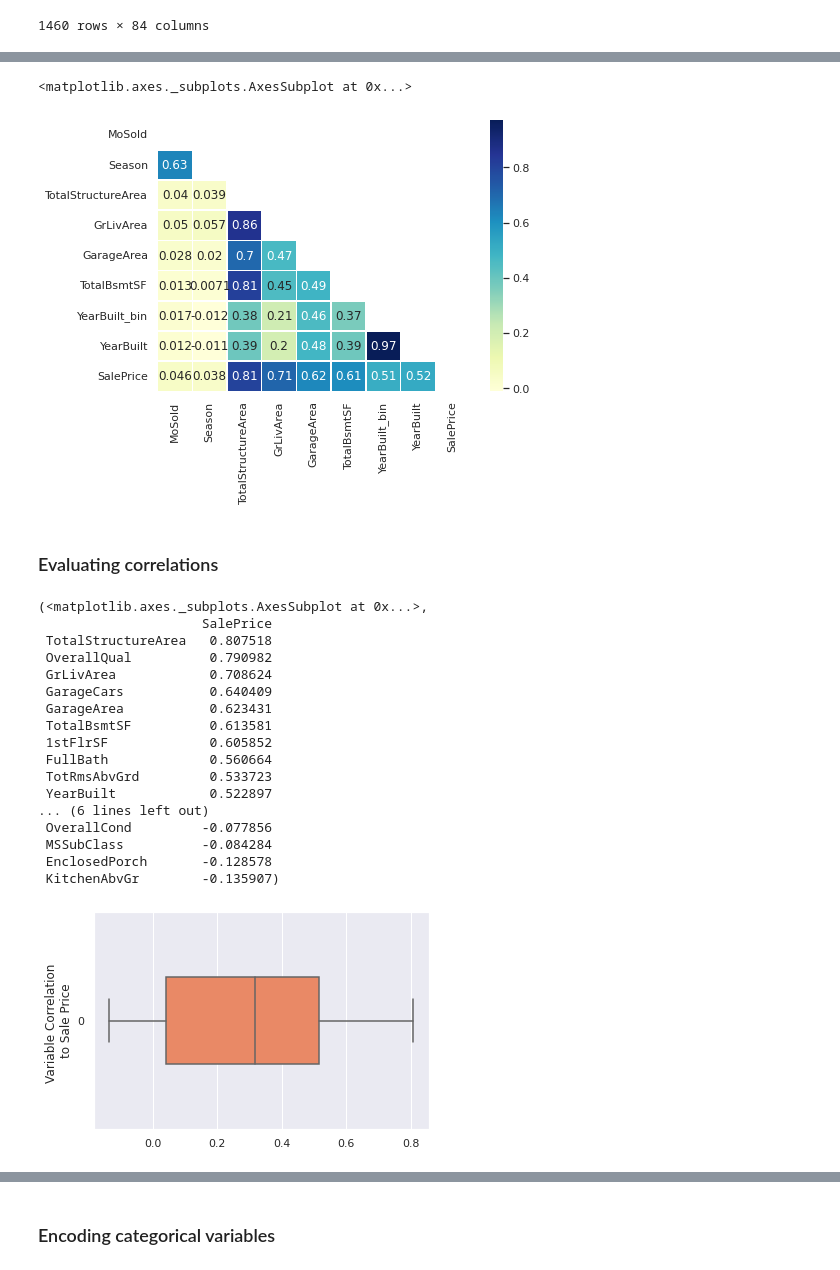
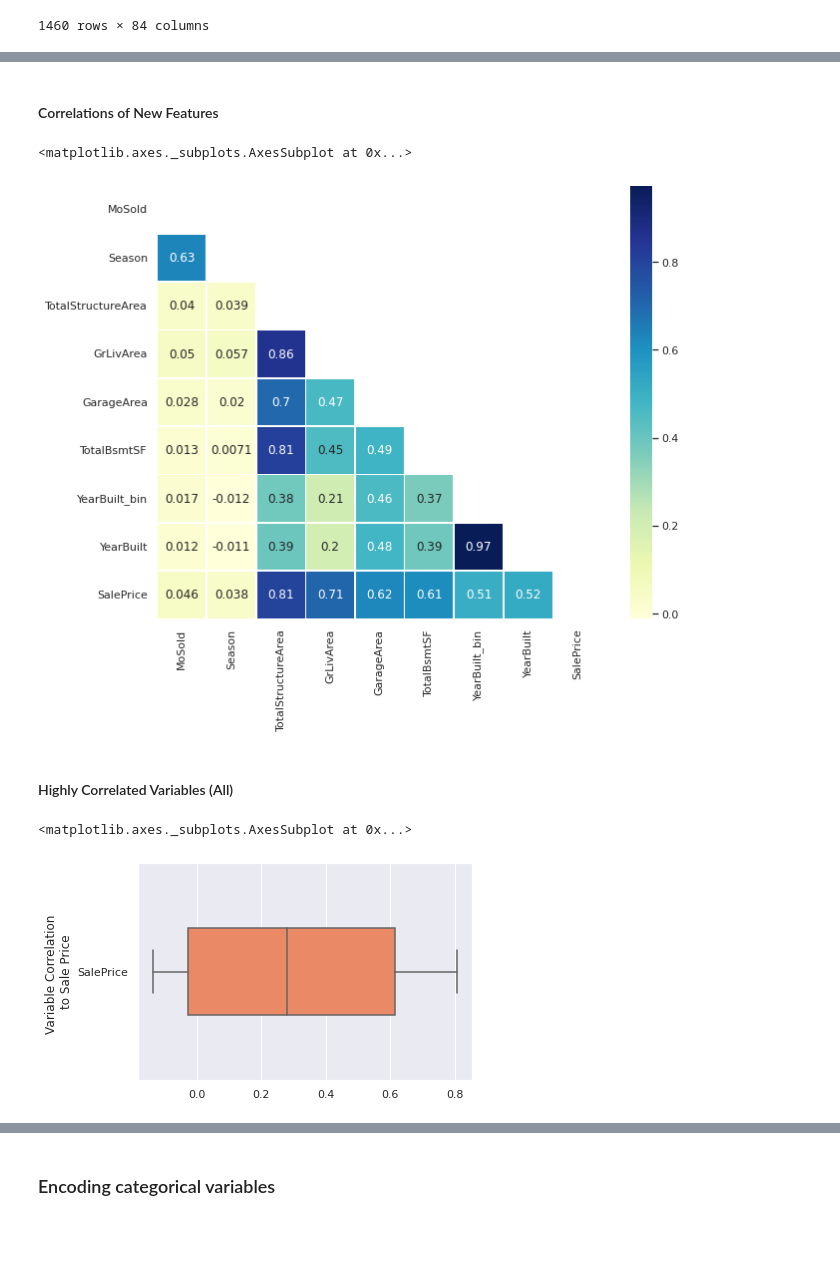
Before and after one commit to oimartin/Predicting_House_Prices, a Jupyter notebook: predicting_home_prices.ipynb, the cells around one changed output, grey strips where cells are left out. Cells and saved outputs as stored; diff of their text form; code cells hidden in the pictures; blank space fills up the shorter version.

```diff
--- a/predicting_home_prices.ipynb
+++ b/predicting_home_prices.ipynb
@@ -554,9 +565,14 @@ def mask_corr_graph (data_frame, columnsof_interest):
   mask[np.triu_indices_from(mask)] = True
 
   with sns.axes_style("white"):
-    f, ax = plt.subplots(figsize=(7,5))
-    ax = sns.heatmap(features_corr, annot=True, linewidths=0.5, cmap="YlGnBu", mask=mask)
+    if len(columnsof_interest) <=9:
+      f, ax = plt.subplots(figsize=(10,8))
+      ax = sns.heatmap(features_corr, annot=True, linewidths=0.5, cmap="YlGnBu", mask=mask)
+    else:
+      f, ax = plt.subplots(figsize=(15,17))
+      ax = sns.heatmap(features_corr, annot=True, linewidths=0.5, cmap="YlGnBu", mask=mask)
 
-  ax.figure.savefig(f"figures/created_features_corr.png")
+
+  # ax.figure.savefig(f"figures/created_features_corr.png")
 
   return ax
@@ -563,10 +619,10 @@ def mask_corr_graph (data_frame, columnsof_interest):
+# %% [markdown]
+#### Correlations of New Features
 # %%
-chosen_features = ['MoSold', 'Season', 'TotalStructureArea',
+created_features = ['MoSold', 'Season', 'TotalStructureArea',
                       'GrLivArea', 'GarageArea', 'TotalBsmtSF',
                       'YearBuilt_bin', 'YearBuilt', 'SalePrice']
-mask_corr_graph(train_corr, chosen_features)
+mask_corr_graph(train_corr, created_features)
 # %% [output]
 <matplotlib.axes._subplots.AxesSubplot at 0x...>
-[figure, old version]
+[figure, new version]
-# %% [markdown]
-### Evaluating correlations
@@ -598,22 +629,9 @@ def graph_corr (dependent_corr):
+# %% [markdown]
+#### Highly Correlated Variables (All)
 # %%
 
-graph_corr(correlation(train_corr, 'SalePrice', 'Id'))
+# Show trend of correlations so far
+graph_corr(correlation(train_corr, 'SalePrice', 'Id')[1])
 # %% [output]
-(<matplotlib.axes._subplots.AxesSubplot at 0x...>,
-                     SalePrice
- TotalStructureArea   0.807518
- OverallQual          0.790982
- GrLivArea            0.708624
- GarageCars           0.640409
- GarageArea           0.623431
- TotalBsmtSF          0.613581
- 1stFlrSF             0.605852
- FullBath             0.560664
- TotRmsAbvGrd         0.533723
- YearBuilt            0.522897
-... (6 lines left out)
- OverallCond         -0.077856
- MSSubClass          -0.084284
- EnclosedPorch       -0.128578
- KitchenAbvGr        -0.135907)
+<matplotlib.axes._subplots.AxesSubplot at 0x...>
-[figure, old version]
+[figure, new version]
```
Also changed, not shown: parts of 39 cells of this notebook.
